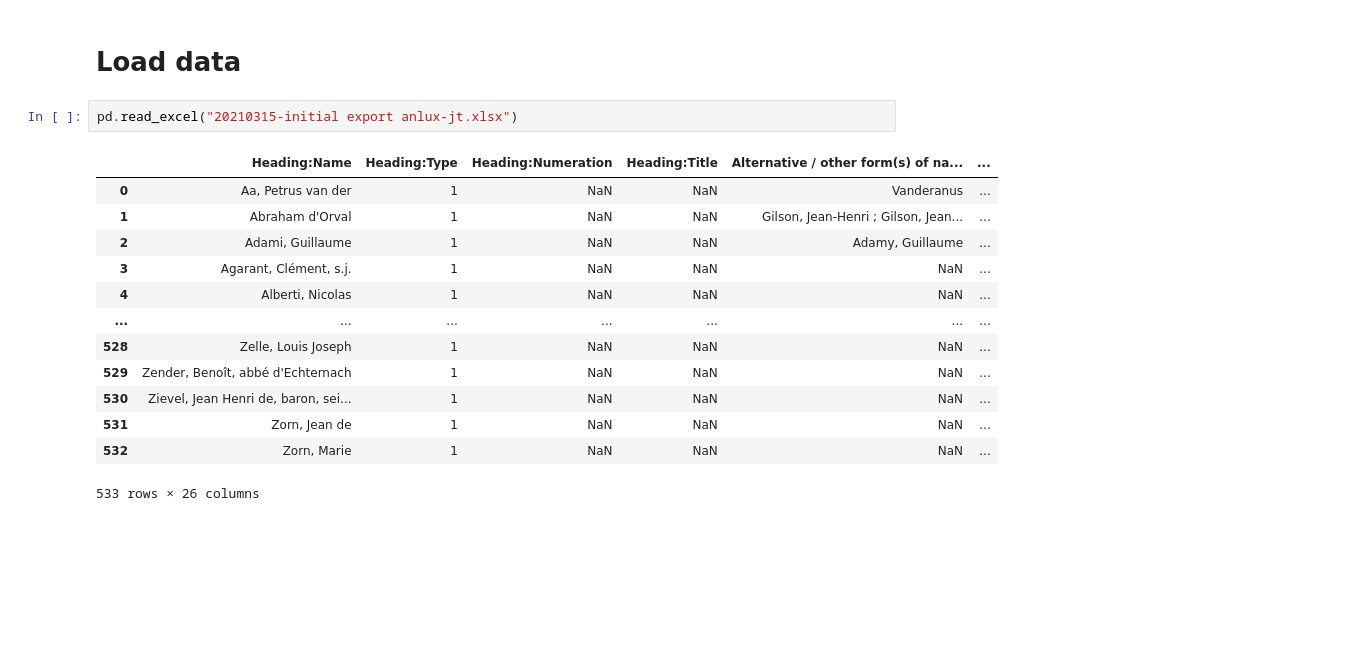
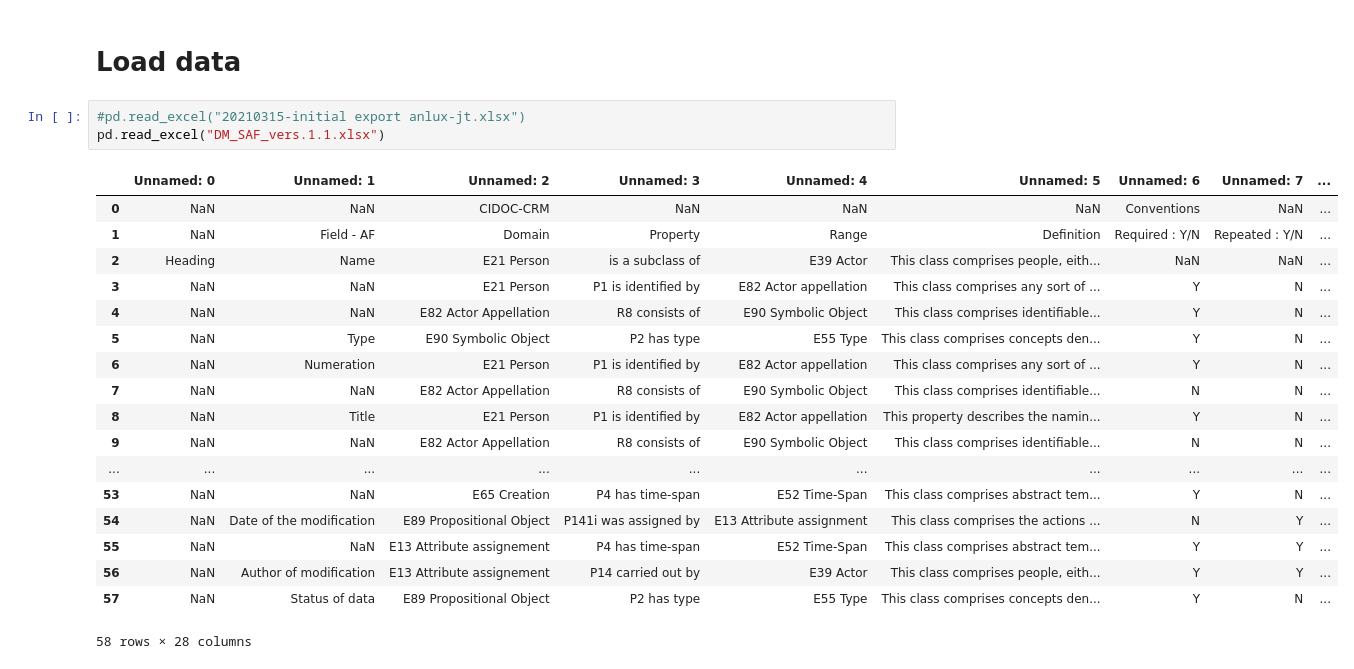
Before and after one commit to tentwentyfour/SAF-Lux, a Jupyter notebook: import_scripts/property_builder/load_script.ipynb, the cells around one changed output. Saved outputs shown, nothing was run; the diff lists cells and outputs as text; blank space fills up the shorter version.

```diff
--- a/import_scripts/property_builder/load_script.ipynb
+++ b/import_scripts/property_builder/load_script.ipynb
@@ -5,18 +5,24 @@ import pandas as pd
 # %% [markdown]
 # Load data
 # %%
-pd.read_excel("20210315-initial export anlux-jt.xlsx")
+#pd.read_excel("20210315-initial export anlux-jt.xlsx")
+pd.read_excel("DM_SAF_vers.1.1.xlsx")
 # %% [output]
-|  | Heading:Name | Heading:Type | Heading:Numeration | Heading:Title | Alternative / other form(s) of na... | ... |
-| 0 | Aa, Petrus van der | 1 | NaN | NaN | Vanderanus | ... |
-| 1 | Abraham d'Orval | 1 | NaN | NaN | Gilson, Jean-Henri ; Gilson, Jean... | ... |
-| 2 | Adami, Guillaume | 1 | NaN | NaN | Adamy, Guillaume | ... |
-| 3 | Agarant, Clément, s.j. | 1 | NaN | NaN | NaN | ... |
-| 4 | Alberti, Nicolas | 1 | NaN | NaN | NaN | ... |
-| ... | ... | ... | ... | ... | ... | ... |
-| 528 | Zelle, Louis Joseph | 1 | NaN | NaN | NaN | ... |
-| 529 | Zender, Benoît, abbé d'Echternach | 1 | NaN | NaN | NaN | ... |
-| 530 | Zievel, Jean Henri de, baron, sei... | 1 | NaN | NaN | NaN | ... |
-| 531 | Zorn, Jean de | 1 | NaN | NaN | NaN | ... |
-| 532 | Zorn, Marie | 1 | NaN | NaN | NaN | ... |
+|  | Unnamed: 0 | Unnamed: 1 | Unnamed: 2 | Unnamed: 3 | Unnamed: 4 | Unnamed: 5 | Unnamed: 6 | Unnamed: 7 | ... |
+| 0 | NaN | NaN | CIDOC-CRM | NaN | NaN | NaN | Conventions | NaN | ... |
+| 1 | NaN | Field - AF | Domain | Property | Range | Definition | Required : Y/N | Repeated : Y/N | ... |
+| 2 | Heading | Name | E21 Person | is a subclass of | E39 Actor | This class comprises people, eith... | NaN | NaN | ... |
+| 3 | NaN | NaN | E21 Person | P1 is identified by | E82 Actor appellation | This class comprises any sort of ... | Y | N | ... |
+| 4 | NaN | NaN | E82 Actor Appellation | R8 consists of | E90 Symbolic Object | This class comprises identifiable... | Y | N | ... |
+| 5 | NaN | Type | E90 Symbolic Object | P2 has type | E55 Type | This class comprises concepts den... | Y | N | ... |
+| 6 | NaN | Numeration | E21 Person | P1 is identified by | E82 Actor appellation | This class comprises any sort of ... | Y | N | ... |
+| 7 | NaN | NaN | E82 Actor Appellation | R8 consists of | E90 Symbolic Object | This class comprises identifiable... | N | N | ... |
+| 8 | NaN | Title | E21 Person | P1 is identified by | E82 Actor appellation | This property describes the namin... | Y | N | ... |
+| 9 | NaN | NaN | E82 Actor Appellation | R8 consists of | E90 Symbolic Object | This class comprises identifiable... | N | N | ... |
+| ... | ... | ... | ... | ... | ... | ... | ... | ... | ... |
+| 53 | NaN | NaN | E65 Creation | P4 has time-span | E52 Time-Span | This class comprises abstract tem... | Y | N | ... |
+| 54 | NaN | Date of the modification | E89 Propositional Object | P141i was assigned by | E13 Attribute assignment | This class comprises the actions ... | N | Y | ... |
+| 55 | NaN | NaN | E13 Attribute assignement | P4 has time-span | E52 Time-Span | This class comprises abstract tem... | Y | Y | ... |
+| 56 | NaN | Author of modification | E13 Attribute assignement | P14 carried out by | E39 Actor | This class comprises people, eith... | Y | Y | ... |
+| 57 | NaN | Status of data | E89 Propositional Object | P2 has type | E55 Type | This class comprises concepts den... | Y | N | ... |
-533 rows × 26 columns
+58 rows × 28 columns
```
Also changed, not shown: 2 other files.
